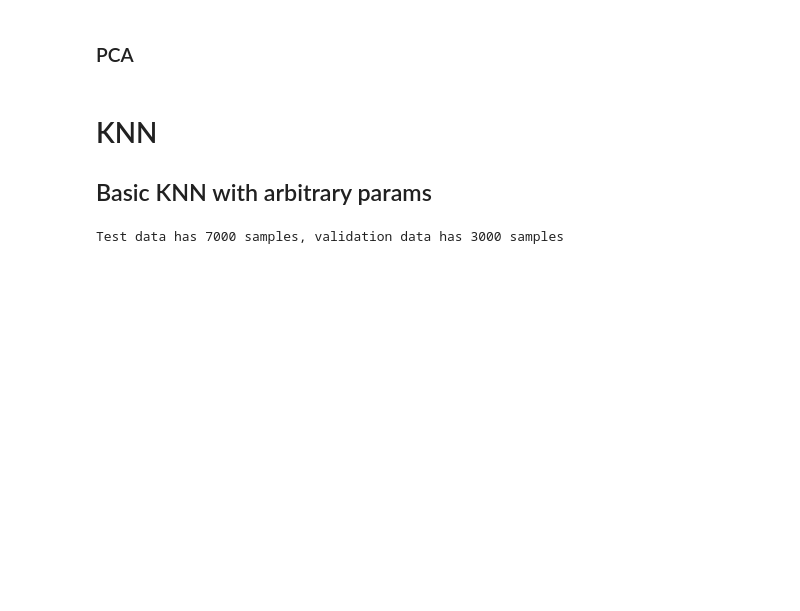
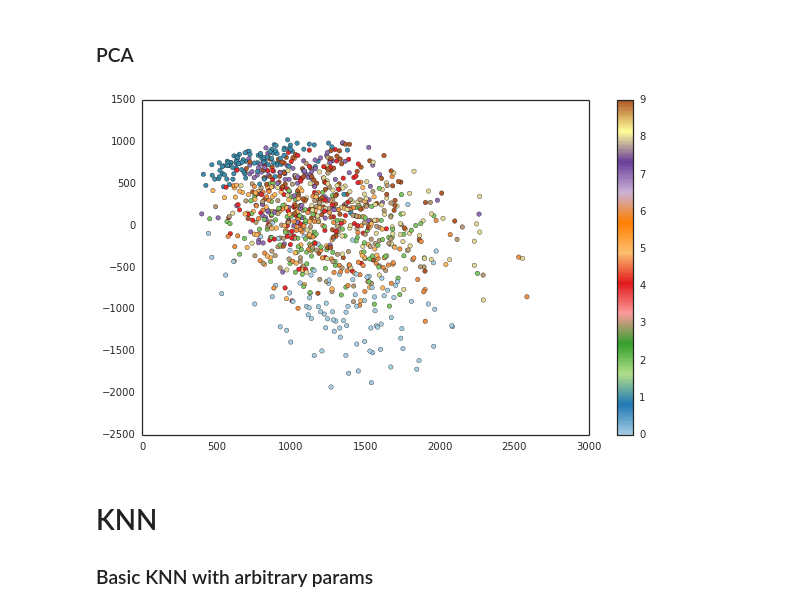
Before and after one commit to gaspaio/kaggle-digit-recognizer, a Jupyter notebook: kaggle_digit_recognizer.ipynb, the cells around one changed output. Drawn from its saved outputs; the diff is of its cells as text; code cells hidden in the pictures; blank space fills up the shorter version.

```diff
--- a/kaggle_digit_recognizer.ipynb
+++ b/kaggle_digit_recognizer.ipynb
@@ -31,6 +34,9 @@ Training data is composed of 42000 784 pixel images
 Test data is composed of 28000 784 pixel images
 # %%
 # The training data is big. We'll subsample it for our tests.
-k = 10000
-Xsub = X[0:k]
-Ysub = Y[0:k]
+idxs = sample_without_replacement(X.shape[0], 1000)
+X = X[idxs].copy()
+Y = Y[idxs].copy()
+
+# Is it balanced ? (should have 10% each)
+print np.bincount(Y)*1.0/Y.shape[0]
@@ -67,17 +75,26 @@ dmosaic(X[0:36],6)
 [figure]
 # %% [markdown]
 ### PCA
+# %%
+svd = TruncatedSVD(n_components=2)
+X_centered = X - X.mean()
+
+X_centered_pcs = svd.fit_transform(X_centered)
+# %%
+sns.set_style('white')
+plt.scatter(X_centered_pcs[:,0], X_centered_pcs[:,1], c=Y, cmap=plt.cm.Paired)
+plt.colorbar()
+plt.show()
+# %% [output]
+[figure, added]
 # %% [markdown]
 # KNN
 
-## Basic KNN with arbitrary params
+### Basic KNN with arbitrary params
 # %%
-Xsub_train, Xsub_val, Ysub_train, Ysub_val = train_test_split(Xsub, Ysub, test_size=0.3)
+X_train, X_val, Y_train, Y_val = train_test_split(X, Y, test_size=0.3)
 
-print 'Test data has {} samples, validation data has {} samples'.format(Xsub_train.shape[0], Xsub_val.shape[0])
-
-clf = NearestNeighbors(n_neighbors=5).fit(Xsub_train,Ysub_train)
+clf = KNeighborsClassifier(n_neighbors=5).fit(X_train,Y_train)
 
 # In KNN, fit doesn't do much, just stores the labeled data. When we predict, the training data is used to vote for an output label.
+Y_val_hat = clf.predict(X_val)
-# %% [output]
-Test data has 7000 samples, validation data has 3000 samples
```
Also changed, not shown: parts of 5 cells of this notebook.
